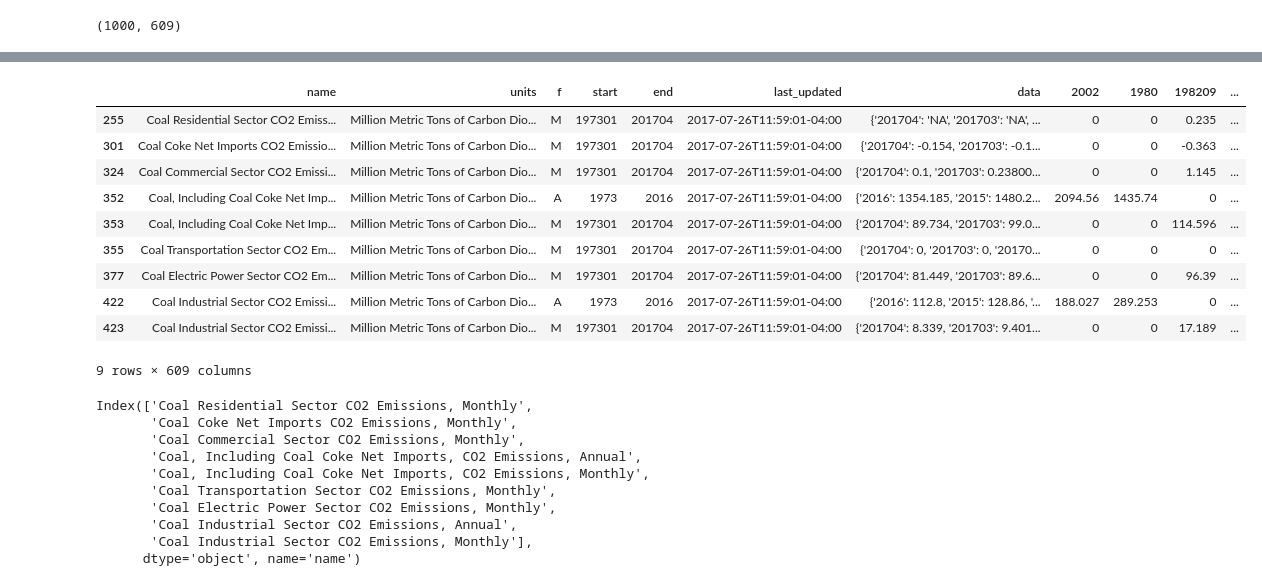
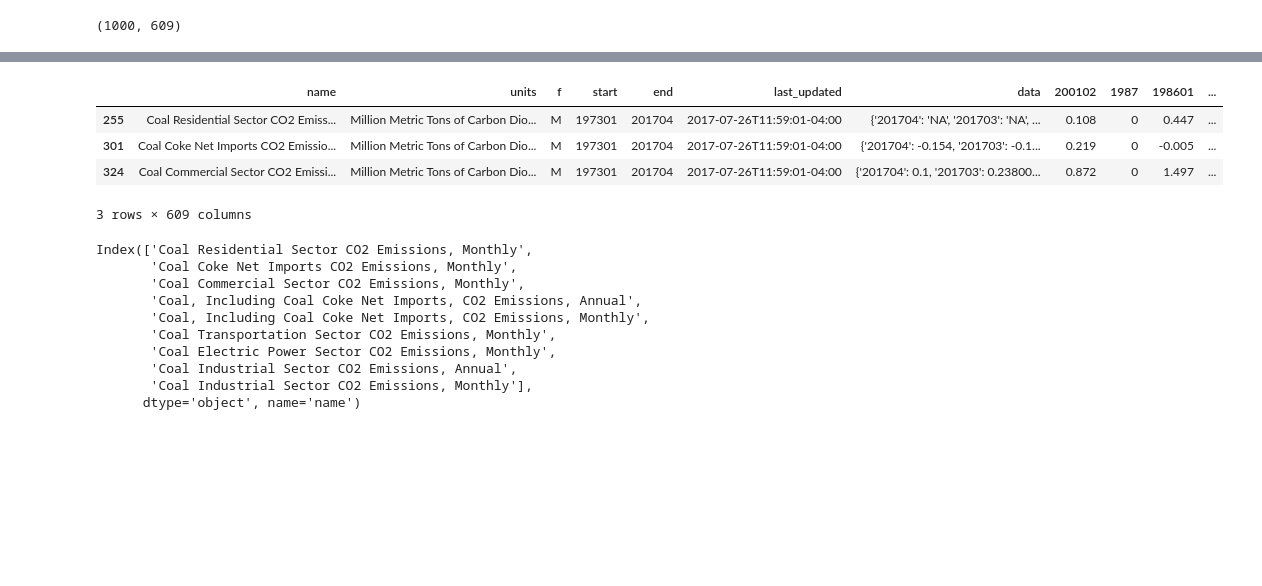
Before and after one commit to Iguanacolossus/energy-statistics, a Jupyter notebook: exploration.ipynb, the cells around one changed output, grey strips where cells are left out. Drawn from its saved outputs; the diff is of its cells as text; code cells hidden in the pictures; blank space fills up the shorter version.

```diff
--- a/exploration.ipynb
+++ b/exploration.ipynb
@@ -401,13 +391,12 @@ total_df.shape
 # %% [output]
 (1000, 7)
 # %%
+#expanding the data dictionary into its own columns
+
 total_all_keys = all_keys(total_df)  # all possible yea values (years)
 total_data_df = data_to_df(total_all_keys,total_df) # creates a data_df filled with zeros with cols=allkeys.
 total_new_df = concat_to_df(total_df,total_data_df)  # concats the data_df to the main df
-fill_data_vals(total_new_df)
+totals = fill_data_vals(total_new_df)
-# %%
-#changing the name
-totals = total_new_df
 # %%
 totals.shape
 # %% [output]
@@ -458,18 +433,11 @@ coal_totals.iloc[15:,:]
 #creating a table of the rows that have to do woth coal emission
 CO2_coal = coal_totals[coal_totals['name'].str.contains('CO2')]
 # %%
-CO2_coal.head(10
-        )
+CO2_coal.head(3)
 # %% [output]
-|  | name | units | f | start | end | last_updated | data | 2002 | 1980 | 198209 | ... |
-| 255 | Coal Residential Sector CO2 Emiss... | Million Metric Tons of Carbon Dio... | M | 197301 | 201704 | 2017-07-26T11:59:01-04:00 | {'201704': 'NA', '201703': 'NA', ... | 0 | 0 | 0.235 | ... |
-| 301 | Coal Coke Net Imports CO2 Emissio... | Million Metric Tons of Carbon Dio... | M | 197301 | 201704 | 2017-07-26T11:59:01-04:00 | {'201704': -0.154, '201703': -0.1... | 0 | 0 | -0.363 | ... |
-| 324 | Coal Commercial Sector CO2 Emissi... | Million Metric Tons of Carbon Dio... | M | 197301 | 201704 | 2017-07-26T11:59:01-04:00 | {'201704': 0.1, '201703': 0.23800... | 0 | 0 | 1.145 | ... |
-| 352 | Coal, Including Coal Coke Net Imp... | Million Metric Tons of Carbon Dio... | A | 1973 | 2016 | 2017-07-26T11:59:01-04:00 | {'2016': 1354.185, '2015': 1480.2... | 2094.56 | 1435.74 | 0 | ... |
-| 353 | Coal, Including Coal Coke Net Imp... | Million Metric Tons of Carbon Dio... | M | 197301 | 201704 | 2017-07-26T11:59:01-04:00 | {'201704': 89.734, '201703': 99.0... | 0 | 0 | 114.596 | ... |
-| 355 | Coal Transportation Sector CO2 Em... | Million Metric Tons of Carbon Dio... | M | 197301 | 201704 | 2017-07-26T11:59:01-04:00 | {'201704': 0, '201703': 0, '20170... | 0 | 0 | 0 | ... |
-| 377 | Coal Electric Power Sector CO2 Em... | Million Metric Tons of Carbon Dio... | M | 197301 | 201704 | 2017-07-26T11:59:01-04:00 | {'201704': 81.449, '201703': 89.6... | 0 | 0 | 96.39 | ... |
-| 422 | Coal Industrial Sector CO2 Emissi... | Million Metric Tons of Carbon Dio... | A | 1973 | 2016 | 2017-07-26T11:59:01-04:00 | {'2016': 112.8, '2015': 128.86, '... | 188.027 | 289.253 | 0 | ... |
-| 423 | Coal Industrial Sector CO2 Emissi... | Million Metric Tons of Carbon Dio... | M | 197301 | 201704 | 2017-07-26T11:59:01-04:00 | {'201704': 8.339, '201703': 9.401... | 0 | 0 | 17.189 | ... |
+|  | name | units | f | start | end | last_updated | data | 200102 | 1987 | 198601 | ... |
+| 255 | Coal Residential Sector CO2 Emiss... | Million Metric Tons of Carbon Dio... | M | 197301 | 201704 | 2017-07-26T11:59:01-04:00 | {'201704': 'NA', '201703': 'NA', ... | 0.108 | 0 | 0.447 | ... |
+| 301 | Coal Coke Net Imports CO2 Emissio... | Million Metric Tons of Carbon Dio... | M | 197301 | 201704 | 2017-07-26T11:59:01-04:00 | {'201704': -0.154, '201703': -0.1... | 0.219 | 0 | -0.005 | ... |
+| 324 | Coal Commercial Sector CO2 Emissi... | Million Metric Tons of Carbon Dio... | M | 197301 | 201704 | 2017-07-26T11:59:01-04:00 | {'201704': 0.1, '201703': 0.23800... | 0.872 | 0 | 1.497 | ... |
-9 rows × 609 columns
+3 rows × 609 columns
 # %%
```
Also changed, not shown: parts of 120 cells of this notebook, 5 other files.
